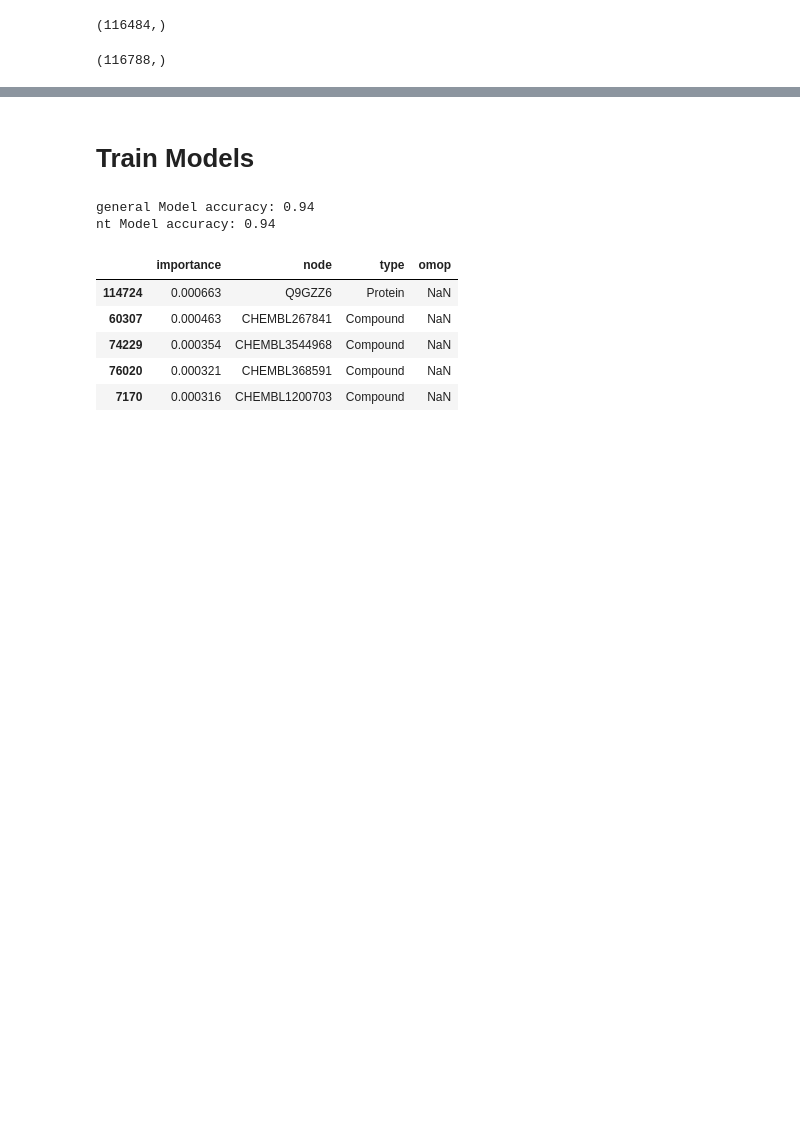
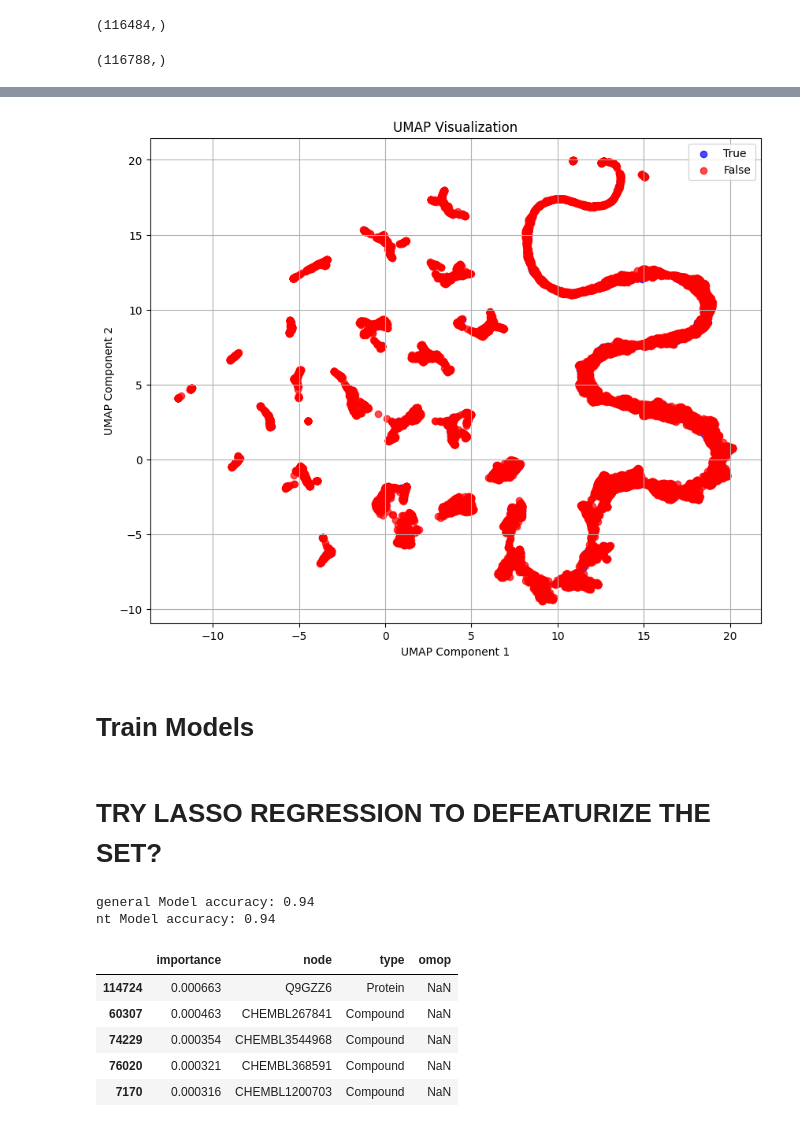
Before and after one commit to sanjayontheweb/SergioRotation, a Jupyter notebook: Addiction_RF.ipynb, the cells around one changed output, grey strips where cells are left out. Cells and saved outputs as stored; diff of their text form; code cells hidden in the pictures; blank space fills up the shorter version.

```diff
--- a/Addiction_RF.ipynb
+++ b/Addiction_RF.ipynb
@@ -121,2 +157,6 @@ def runGenericRF(X, Y, name):
+# %%
+plot_umap(X, Y)
+# %% [output]
+[figure, added]
 # %% [markdown]
 # Train Models
@@ -123,3 +184,5 @@ def runGenericRF(X, Y, name):
+# %% [markdown]
+# TRY LASSO REGRESSION TO DEFEATURIZE THE SET?
 # %%
 accuracy_general, model_general = runGenericRF(X, Y, "general")
 
```
Also changed, not shown: parts of 27 cells of this notebook, 9 other files.
